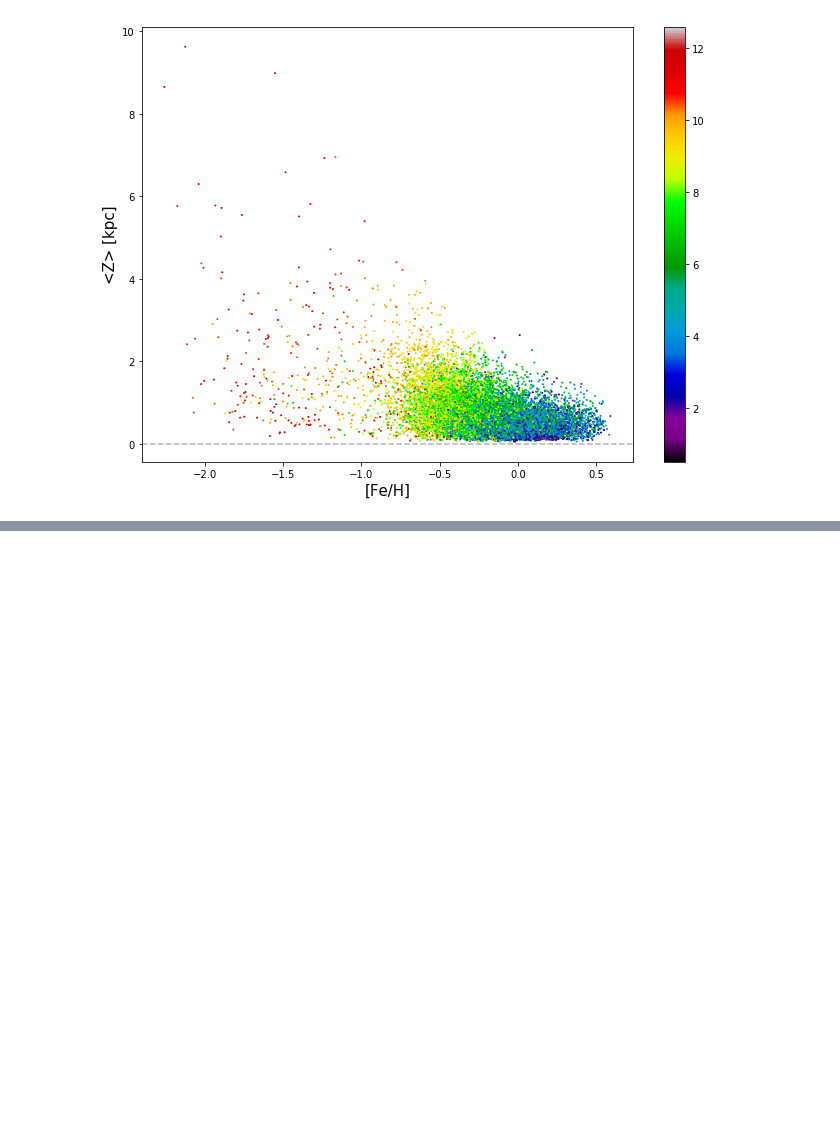
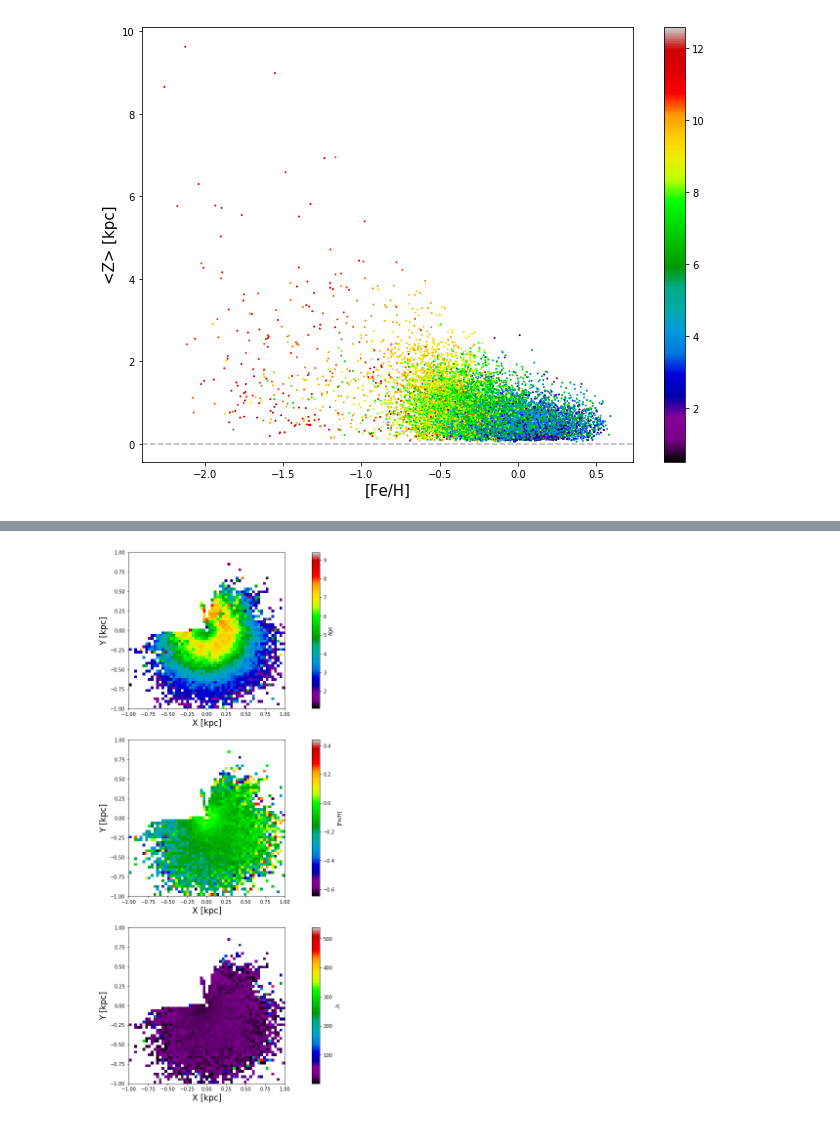
Before and after one commit to AndyTza/modern_astro, a Jupyter notebook: midterm_research/Data Processing.ipynb, the cells around one changed output, grey strips where cells are left out. Saved outputs shown, nothing was run; the diff lists cells and outputs as text; code cells hidden in the pictures; blank space fills up the shorter version.

```diff
--- a/midterm_research/Data Processing.ipynb
+++ b/midterm_research/Data Processing.ipynb
@@ -514,0 +229,8 @@ fig1.show()
+# %%
+xyz = bovy_coords.lbd_to_XYZ(l, b, dist, ) # XYZ projections
+vxyz = bovy_coords.vrpmllpmbb_to_vxvyvz(vr, mu_l, mu_b, l, b, dist) # vxvyvz
+
+
+# Define variables
+x, y, z = xyz[:,0], xyz[:,1], xyz[:,2]
+vx, vy, vz = vxyz[:,0], vxyz[:,1], vxyz[:,2]
@@ -514,0 +239,28 @@ fig1.show()
+# %%
+# Let's project <x,y> as function of age, feh, jr: RG : MS
+phy_1 = stats.binned_statistic_2d(y[MS] ,x[MS] , age[MS], statistic='median',
+                                 bins=(np.arange(-2, 2, 0.07), np.arange(-2, 2, 0.07)))
+phy_2 = stats.binned_statistic_2d(y[MS] ,x[MS] , feh[MS], statistic='median',
+                                 bins=(np.arange(-2, 2, 0.07), np.arange(-2, 2, 0.07)))
+phy_3 = stats.binned_statistic_2d(y[MS] ,x[MS] , jr[MS], statistic='median',
+                                 bins=(np.arange(-2, 2, 0.07), np.arange(-2, 2, 0.07)))
+
+
+fig, ax = plt.subplots(nrows=3, ncols=1, figsize=(20,20))
+
+Zz = ax[0].imshow(phy_1[0], cmap='spectral', origin='lower', interpolation='nearest', extent=[-1,1,-1,1])
+ax[0].set_xlabel('X [kpc]', size=17)
+ax[0].set_ylabel('Y [kpc]', size=17)
+cey = fig.colorbar(Zz, ax=ax[0],orientation='vertical',label='Age')
+
+Zz2 = ax[1].imshow(phy_2[0], cmap='spectral', origin='lower', interpolation='nearest', extent=[-1,1,-1,1])
+ax[1].set_xlabel('X [kpc]', size=17)
+ax[1].set_ylabel('Y [kpc]', size=17)
+fig.colorbar(Zz2, ax=ax[1],orientation='vertical', label='[Fe/H]')
+
+Zz3 = ax[2].imshow(phy_3[0], cmap='spectral', origin='lower', interpolation='nearest', extent=[-1,1,-1,1])
+ax[2].set_xlabel('X [kpc]', size=17)
+ax[2].set_ylabel('Y [kpc]', size=17)
+fig.colorbar(Zz3, ax=ax[2],orientation='vertical', label='$J_R$')
+# %% [output]
+[figure, added]
```
Also changed, not shown: parts of 49 cells of this notebook.
